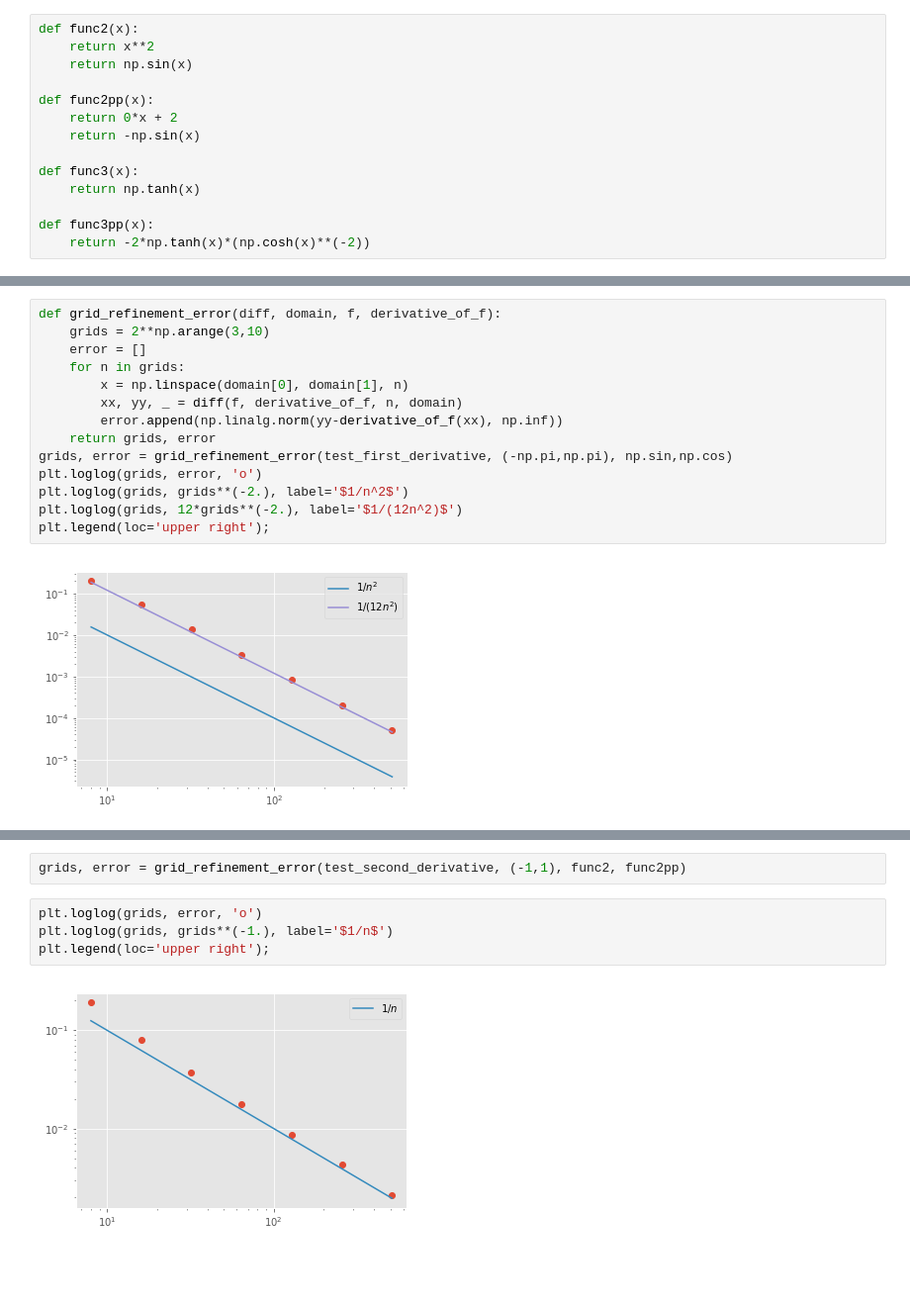
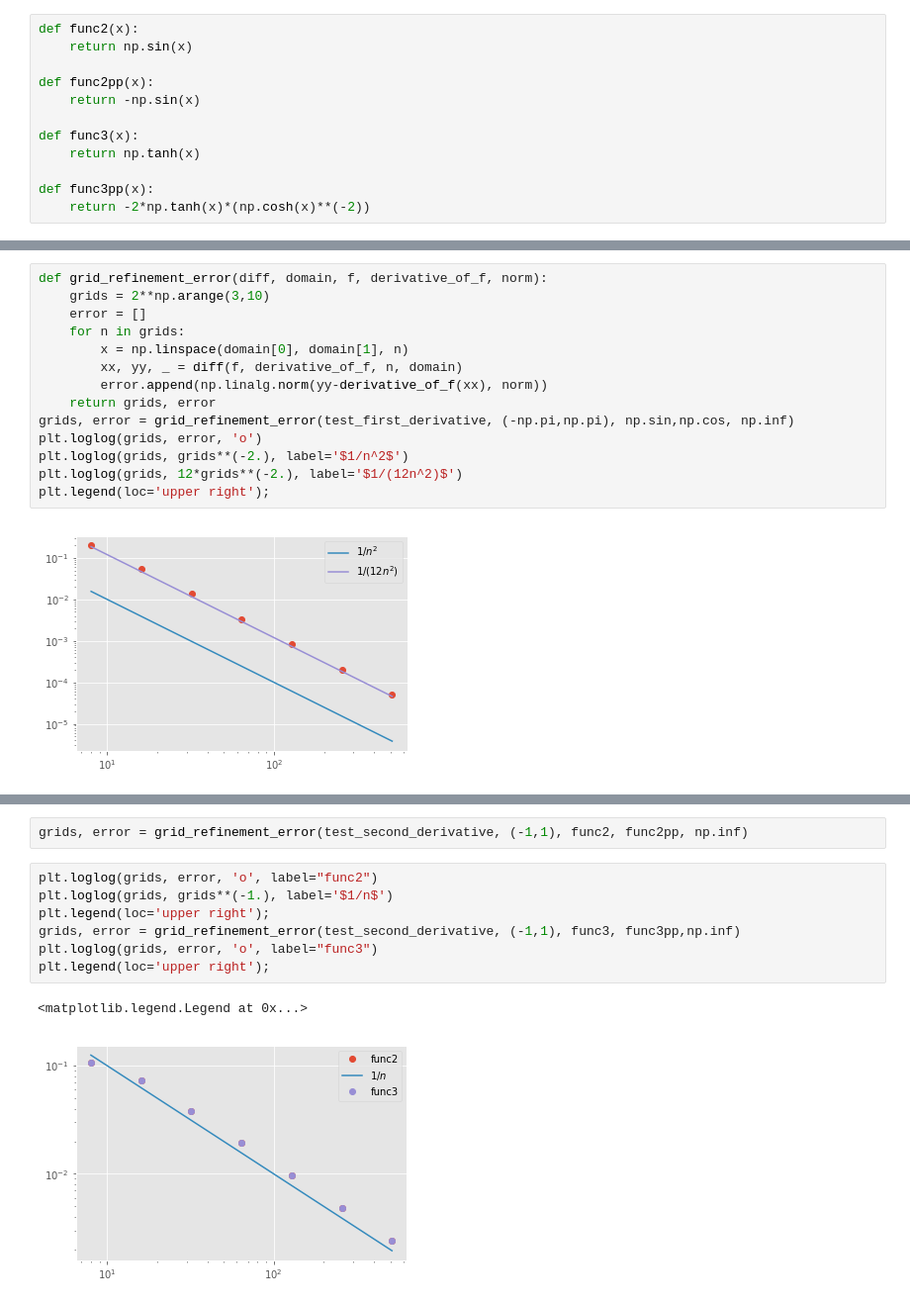
Before and after one commit to LukeMeszar/numpde, a Jupyter notebook: hw1/meszar_solution.ipynb, the cells around one changed output, grey strips where cells are left out. Shown at 99% size. Saved outputs shown, nothing was run; the diff lists cells and outputs as text; blank space fills up the shorter version.

Commit message:
Cleaning up some of the error analysis code

```diff
--- a/hw1/meszar_solution.ipynb
+++ b/hw1/meszar_solution.ipynb
@@ -170,11 +170,9 @@ def test_second_derivative_uneven_grid(f, fpp, n, domain):
     return x, upp, fppx
 # %%
 def func2(x):
-    return x**2
     return np.sin(x)
 
 def func2pp(x):
-    return 0*x + 2
     return -np.sin(x)
 
 def func3(x):
@@ -225,13 +223,13 @@ plot_exact_vs_numerical(x, upp, fppx)
 # %%
-def grid_refinement_error(diff, domain, f, derivative_of_f):
+def grid_refinement_error(diff, domain, f, derivative_of_f, norm):
     grids = 2**np.arange(3,10)
     error = []
     for n in grids:
         x = np.linspace(domain[0], domain[1], n)
         xx, yy, _ = diff(f, derivative_of_f, n, domain)
-        error.append(np.linalg.norm(yy-derivative_of_f(xx), np.inf))
+        error.append(np.linalg.norm(yy-derivative_of_f(xx), norm))
     return grids, error
-grids, error = grid_refinement_error(test_first_derivative, (-np.pi,np.pi), np.sin,np.cos)
+grids, error = grid_refinement_error(test_first_derivative, (-np.pi,np.pi), np.sin,np.cos, np.inf)
 plt.loglog(grids, error, 'o')
 plt.loglog(grids, grids**(-2.), label='$1/n^2$')
 plt.loglog(grids, 12*grids**(-2.), label='$1/(12n^2)$')
@@ -247,10 +245,14 @@ plt.legend(loc='upper right');
 # %% [output]
 [figure]
 # %%
-grids, error = grid_refinement_error(test_second_derivative, (-1,1), func2, func2pp)
+grids, error = grid_refinement_error(test_second_derivative, (-1,1), func2, func2pp, np.inf)
 # %%
-plt.loglog(grids, error, 'o')
+plt.loglog(grids, error, 'o', label="func2")
 plt.loglog(grids, grids**(-1.), label='$1/n$')
 plt.legend(loc='upper right');
+grids, error = grid_refinement_error(test_second_derivative, (-1,1), func3, func3pp,np.inf)
+plt.loglog(grids, error, 'o', label="func3")
+plt.legend(loc='upper right');
 # %% [output]
+<matplotlib.legend.Legend at 0x...>
-[figure, old version]
+[figure, new version]
```
Also changed, not shown: parts of 4 cells of this notebook.
